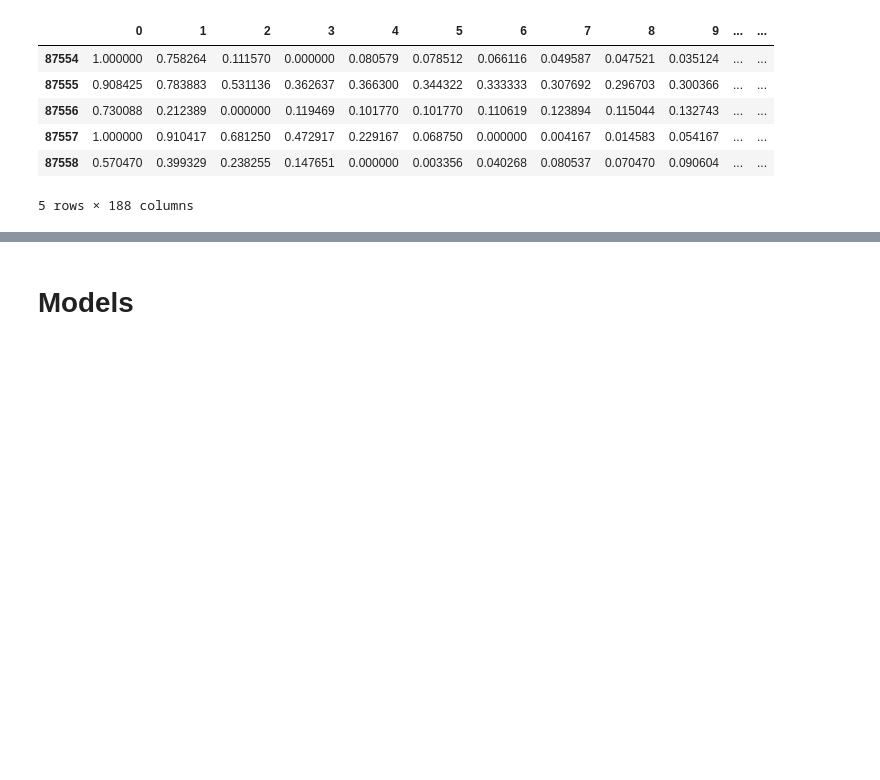
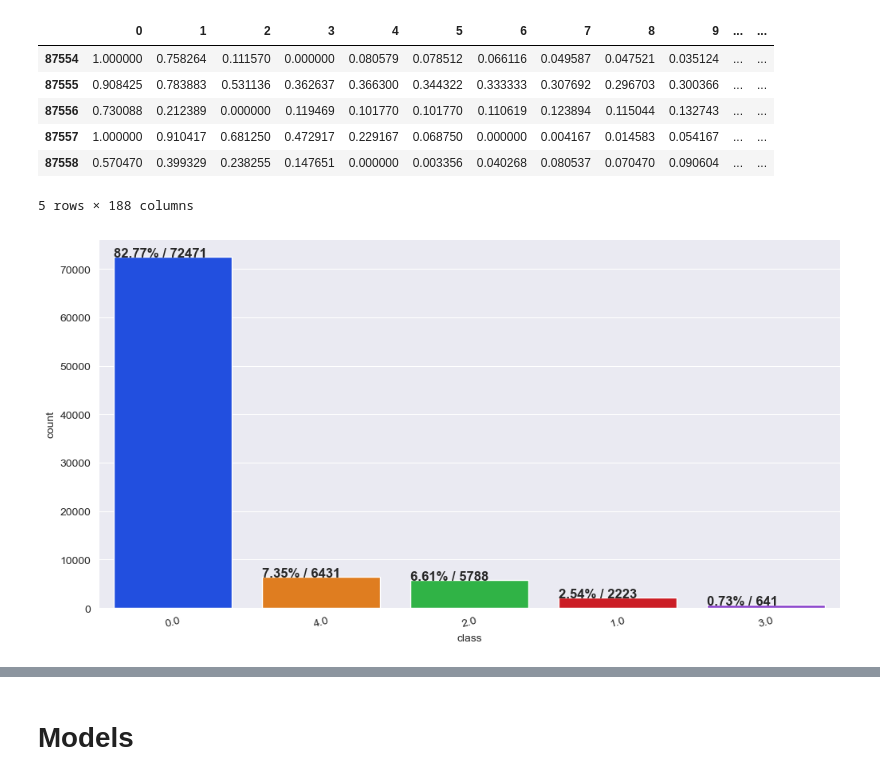
Before and after one commit to Madjid-CH/SmartECG, a Jupyter notebook: DL/notebooks/lstm-ecg-heartbeat-categorization.ipynb, the cells around one changed output, grey strips where cells are left out. Saved outputs shown, nothing was run; the diff lists cells and outputs as text; code cells hidden in the pictures; blank space fills up the shorter version.

```diff
--- a/DL/notebooks/lstm-ecg-heartbeat-categorization.ipynb
+++ b/DL/notebooks/lstm-ecg-heartbeat-categorization.ipynb
@@ -101,5 +84,9 @@ test_final.head()
 | 87557 | 1.000000 | 0.910417 | 0.681250 | 0.472917 | 0.229167 | 0.068750 | 0.000000 | 0.004167 | 0.014583 | 0.054167 | ... | ... |
 | 87558 | 0.570470 | 0.399329 | 0.238255 | 0.147651 | 0.000000 | 0.003356 | 0.040268 | 0.080537 | 0.070470 | 0.090604 | ... | ... |
 5 rows × 188 columns
+# %%
+plot_categorical_distribution_with_percentage(train_final, "class")
+# %% [output]
+[figure, added]
 # %%
 train_final.shape
```
Also changed, not shown: parts of 27 cells of this notebook, 1 other file.
